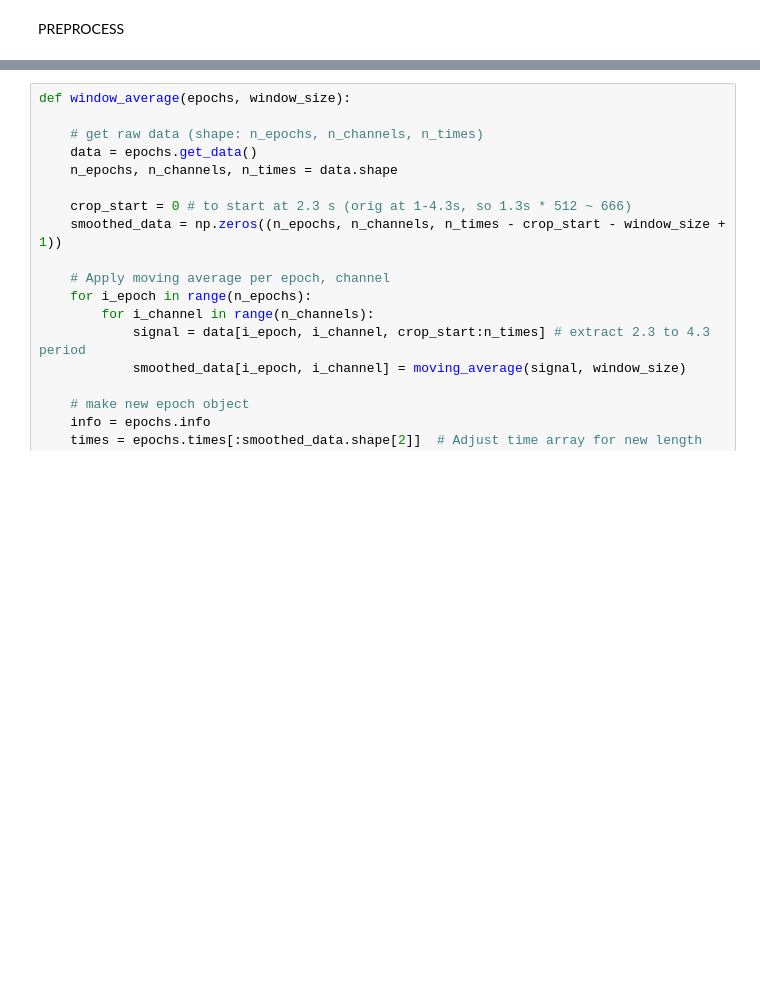
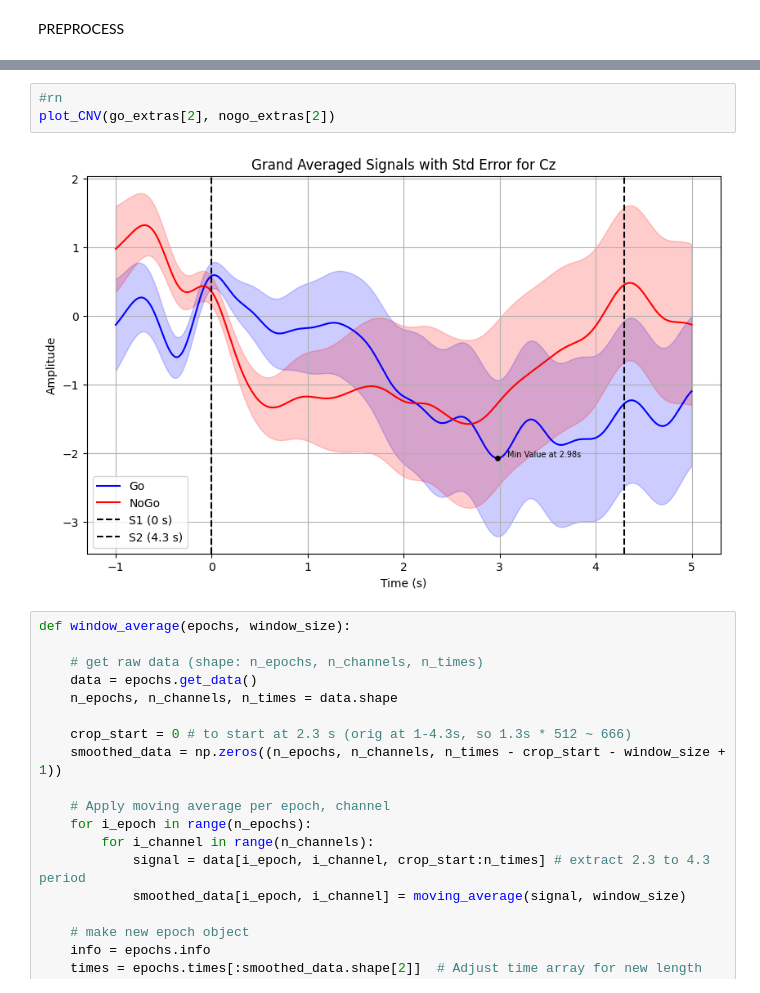
Before and after one commit to RanitGupta/VR-BCI-Cognitive-Training, a Jupyter notebook: CNV_GrandAvg_Plot.ipynb, the cells around one changed output, grey strips where cells are left out. Drawn from its saved outputs; the diff is of its cells as text; blank space fills up the shorter version.

```diff
--- a/CNV_GrandAvg_Plot.ipynb
+++ b/CNV_GrandAvg_Plot.ipynb
@@ -339,3 +588,8 @@ Created an SSP operator (subspace dimension = 1)
+# %%
+#rn
+plot_CNV(go_extras[2], nogo_extras[2])
+# %% [output]
+[figure, added]
 # %%
 def window_average(epochs, window_size):
 
```
Also changed, not shown: parts of 14 cells of this notebook, 2 other files.
